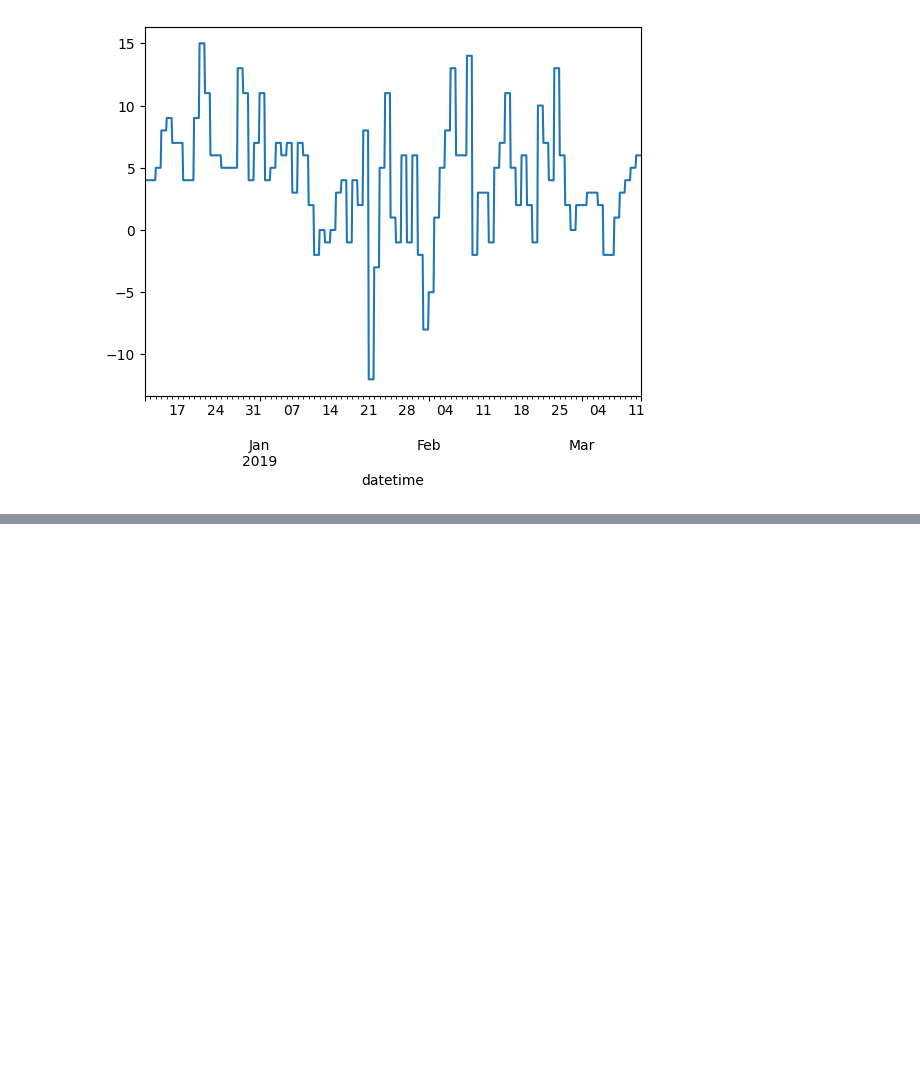
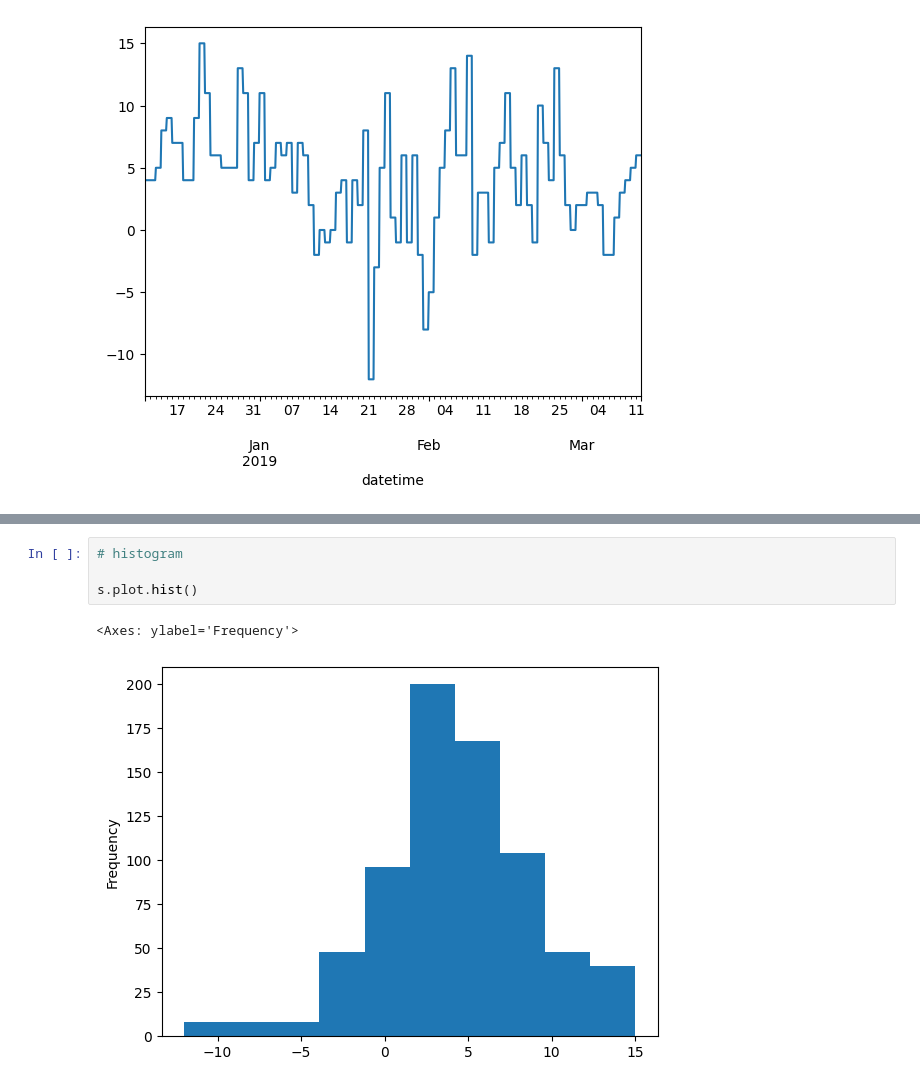
Before and after one commit to reuven/apple-2025-05May-29-visualization, a Jupyter notebook: 2025-05May-29-visualization.ipynb, the cells around one changed output, grey strips where cells are left out. Cells and saved outputs as stored; diff of their text form; blank space fills up the shorter version.

```diff
--- a/2025-05May-29-visualization.ipynb
+++ b/2025-05May-29-visualization.ipynb
@@ -304,0 +310,7 @@ s.plot.line()
+# %%
+# histogram
+
+s.plot.hist()
+# %% [output]
+<Axes: ylabel='Frequency'>
+[figure, added]
```
Also changed, not shown: parts of 1 cell of this notebook.
